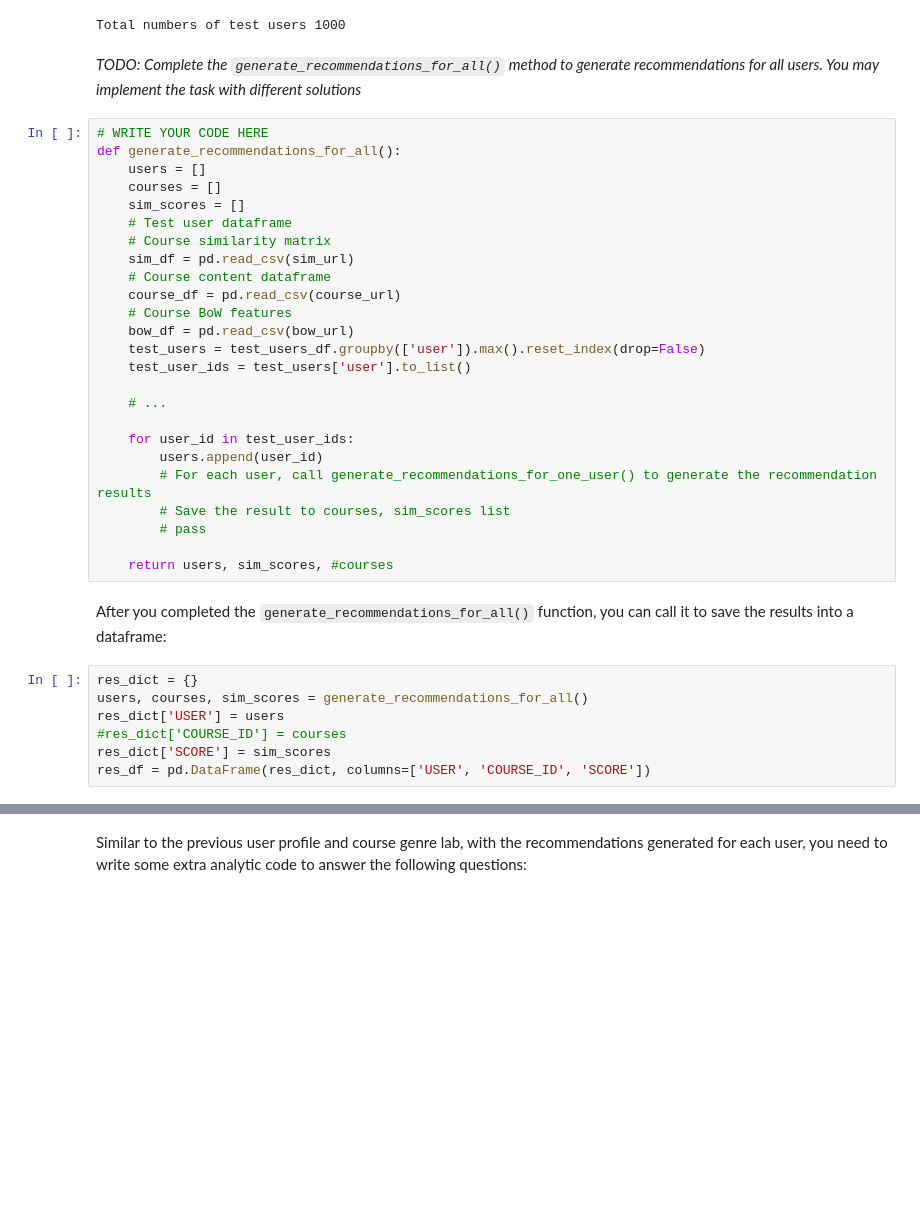
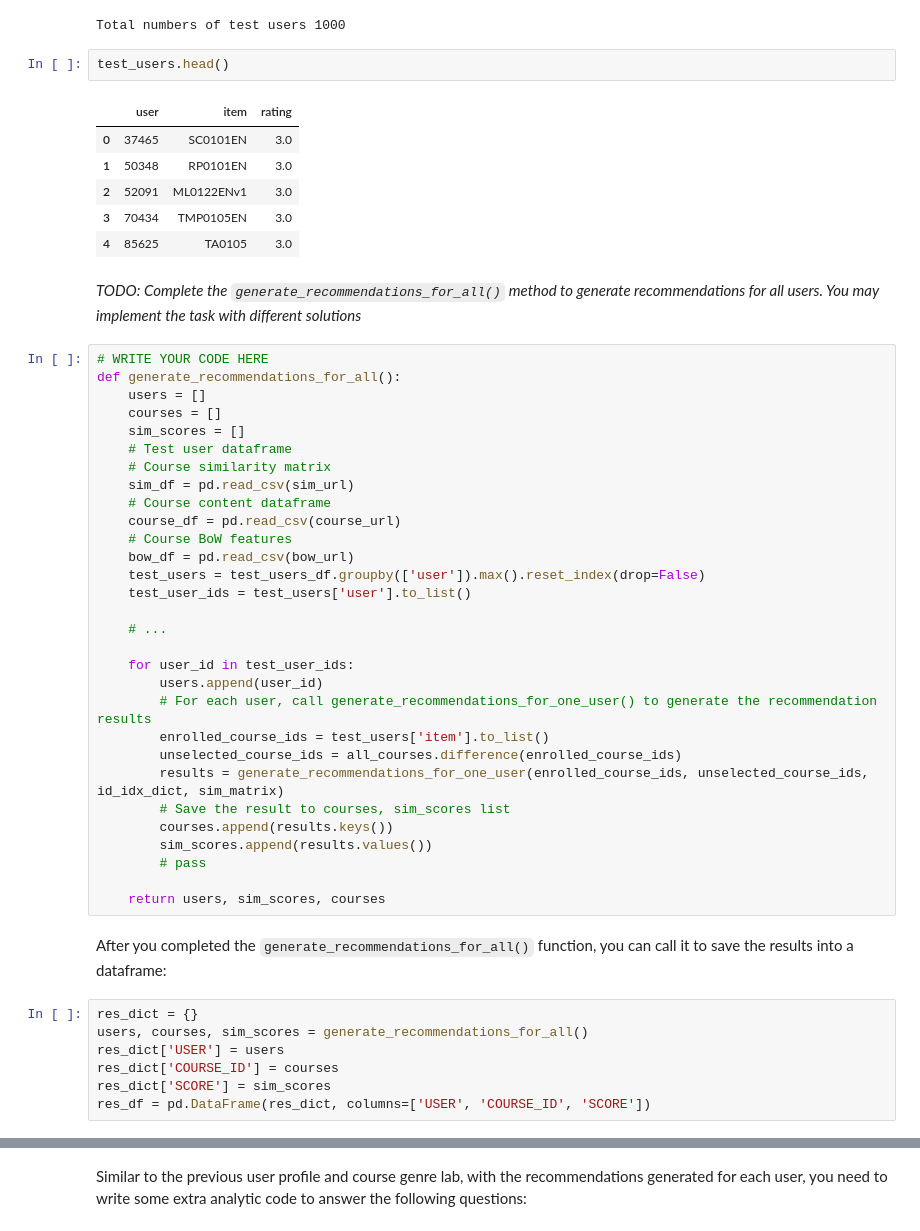
Before and after one commit to mzaoualim/Coursera_IBM_Machine_Learning_Professional_Certificate, a Jupyter notebook: Machine Learning Capstone/lab_jupyter_content_course_similarity.ipynb, the cells around one changed output, grey strips where cells are left out. Drawn from its saved outputs; the diff is of its cells as text; blank space fills up the shorter version.

```diff
--- a/Machine Learning Capstone/lab_jupyter_content_course_similarity.ipynb
+++ b/Machine Learning Capstone/lab_jupyter_content_course_similarity.ipynb
@@ -290,6 +290,15 @@ test_user_ids = test_users['user'].to_list()
 print(f"Total numbers of test users {len(test_user_ids)}")
 # %% [output]
 Total numbers of test users 1000
+# %%
+test_users.head()
+# %% [output]
+|  | user | item | rating |
+| 0 | 37465 | SC0101EN | 3.0 |
+| 1 | 50348 | RP0101EN | 3.0 |
+| 2 | 52091 | ML0122ENv1 | 3.0 |
+| 3 | 70434 | TMP0105EN | 3.0 |
+| 4 | 85625 | TA0105 | 3.0 |
 # %% [markdown]
 *TODO: Complete the `generate_recommendations_for_all()` method to generate recommendations for all users. You may implement the task with different solutions*
 # %%
@@ -313,16 +322,21 @@ def generate_recommendations_for_all():
     for user_id in test_user_ids:
         users.append(user_id)
         # For each user, call generate_recommendations_for_one_user() to generate the recommendation results
+        enrolled_course_ids = test_users['item'].to_list()
+        unselected_course_ids = all_courses.difference(enrolled_course_ids)
+        results = generate_recommendations_for_one_user(enrolled_course_ids, unselected_course_ids, id_idx_dict, sim_matrix)
         # Save the result to courses, sim_scores list
+        courses.append(results.keys())
+        sim_scores.append(results.values())
         # pass
 
-    return users, sim_scores, #courses
+    return users, sim_scores, courses
 # %% [markdown]
 After you completed the `generate_recommendations_for_all()` function, you can call it to save the results into a dataframe:
 # %%
 res_dict = {}
 users, courses, sim_scores = generate_recommendations_for_all()
 res_dict['USER'] = users
-#res_dict['COURSE_ID'] = courses
+res_dict['COURSE_ID'] = courses
 res_dict['SCORE'] = sim_scores
 res_df = pd.DataFrame(res_dict, columns=['USER', 'COURSE_ID', 'SCORE'])
```
Also changed, not shown: parts of 1 cell of this notebook.
